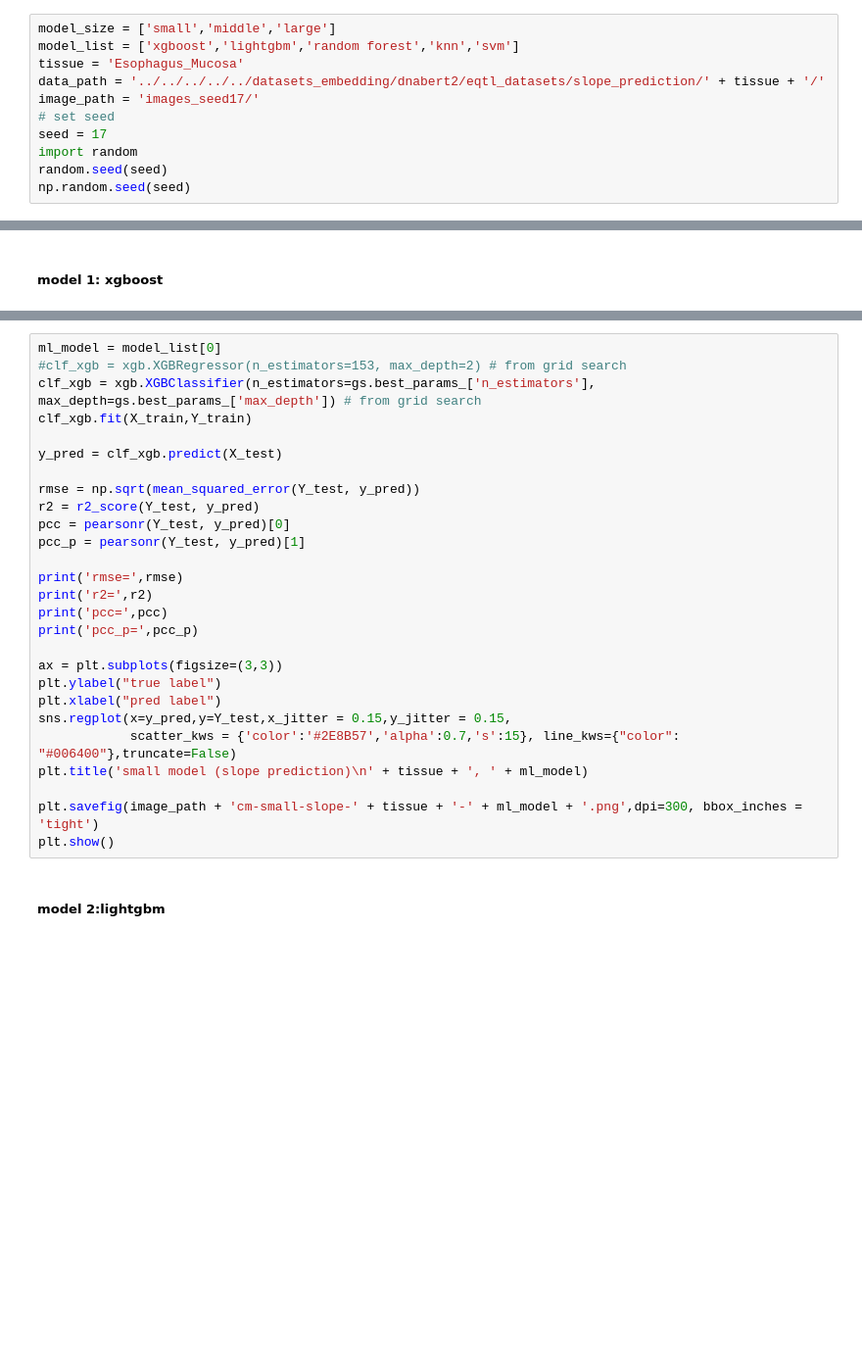
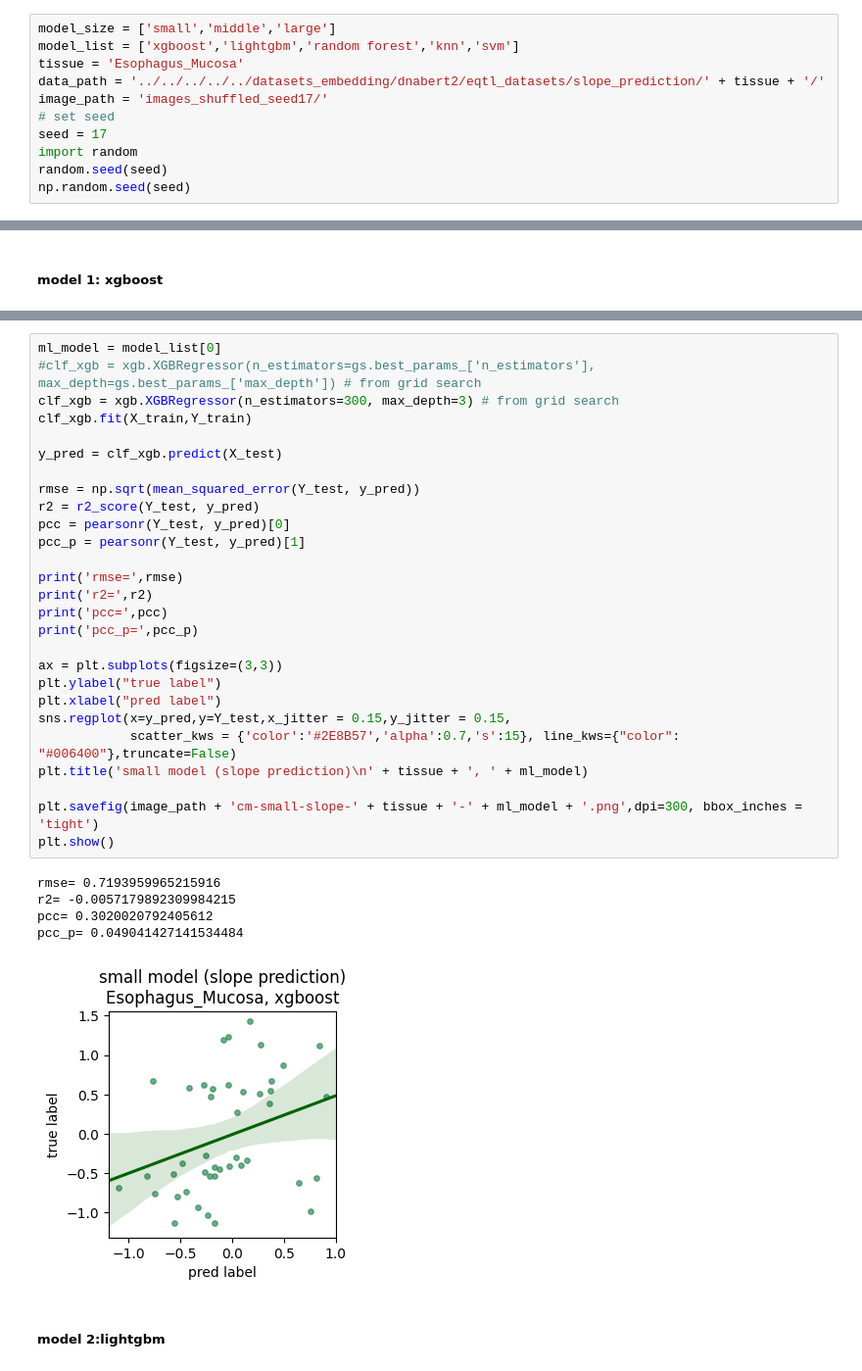
Before and after one commit to Liuzhe30/DNAMutBenchMark, a Jupyter notebook: experiments/machine_learning/eqtl_prediction/slope_prediction/dnabert2/Esophagus_Mucosa_shuffled_seed17.ipynb, the cells around one changed output, grey strips where cells are left out. Shown at 98% size. Saved outputs shown, nothing was run; the diff lists cells and outputs as text; blank space fills up the shorter version.

```diff
--- a/experiments/machine_learning/eqtl_prediction/slope_prediction/dnabert2/Esophagus_Mucosa_shuffled_seed17.ipynb
+++ b/experiments/machine_learning/eqtl_prediction/slope_prediction/dnabert2/Esophagus_Mucosa_shuffled_seed17.ipynb
@@ -17,7 +17,7 @@ model_size = ['small','middle','large']
 model_list = ['xgboost','lightgbm','random forest','knn','svm']
 tissue = 'Esophagus_Mucosa'
 data_path = '../../../../../datasets_embedding/dnabert2/eqtl_datasets/slope_prediction/' + tissue + '/'
-image_path = 'images_seed17/'
+image_path = 'images_shuffled_seed17/'
 # set seed
 seed = 17
 import random
@@ -80,30 +100,36 @@ gs.best_params_
 # %%
 ml_model = model_list[0]
-#clf_xgb = xgb.XGBRegressor(n_estimators=153, max_depth=2) # from grid search
-clf_xgb = xgb.XGBClassifier(n_estimators=gs.best_params_['n_estimators'], max_depth=gs.best_params_['max_depth']) # from grid search
+#clf_xgb = xgb.XGBRegressor(n_estimators=gs.best_params_['n_estimators'], max_depth=gs.best_params_['max_depth']) # from grid search
+clf_xgb = xgb.XGBRegressor(n_estimators=300, max_depth=3) # from grid search
 clf_xgb.fit(X_train,Y_train)
 
 y_pred = clf_xgb.predict(X_test)
 
 rmse = np.sqrt(mean_squared_error(Y_test, y_pred))
 r2 = r2_score(Y_test, y_pred)
 pcc = pearsonr(Y_test, y_pred)[0]
 pcc_p = pearsonr(Y_test, y_pred)[1]
 
 print('rmse=',rmse)
 print('r2=',r2)
 print('pcc=',pcc)
 print('pcc_p=',pcc_p)
 
 ax = plt.subplots(figsize=(3,3))
 plt.ylabel("true label")
 plt.xlabel("pred label")
 sns.regplot(x=y_pred,y=Y_test,x_jitter = 0.15,y_jitter = 0.15,
             scatter_kws = {'color':'#2E8B57','alpha':0.7,'s':15}, line_kws={"color": "#006400"},truncate=False)
 plt.title('small model (slope prediction)\n' + tissue + ', ' + ml_model)
 
 plt.savefig(image_path + 'cm-small-slope-' + tissue + '-' + ml_model + '.png',dpi=300, bbox_inches = 'tight')
 plt.show()
+# %% [output]
+rmse= 0.7193959965215916
+r2= -0.0057179892309984215
+pcc= 0.3020020792405612
+pcc_p= 0.049041427141534484
+[figure, added]
 # %% [markdown]
 ##### model 2:lightgbm
 # %%
```
Also changed, not shown: parts of 15 cells of this notebook, 13 other files.
